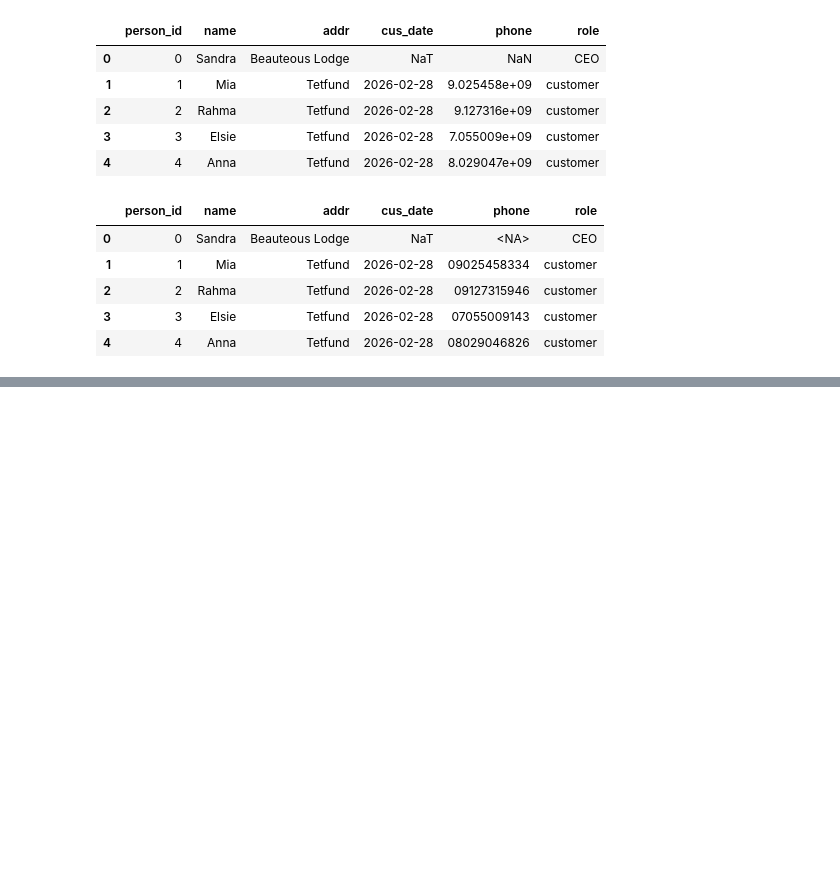
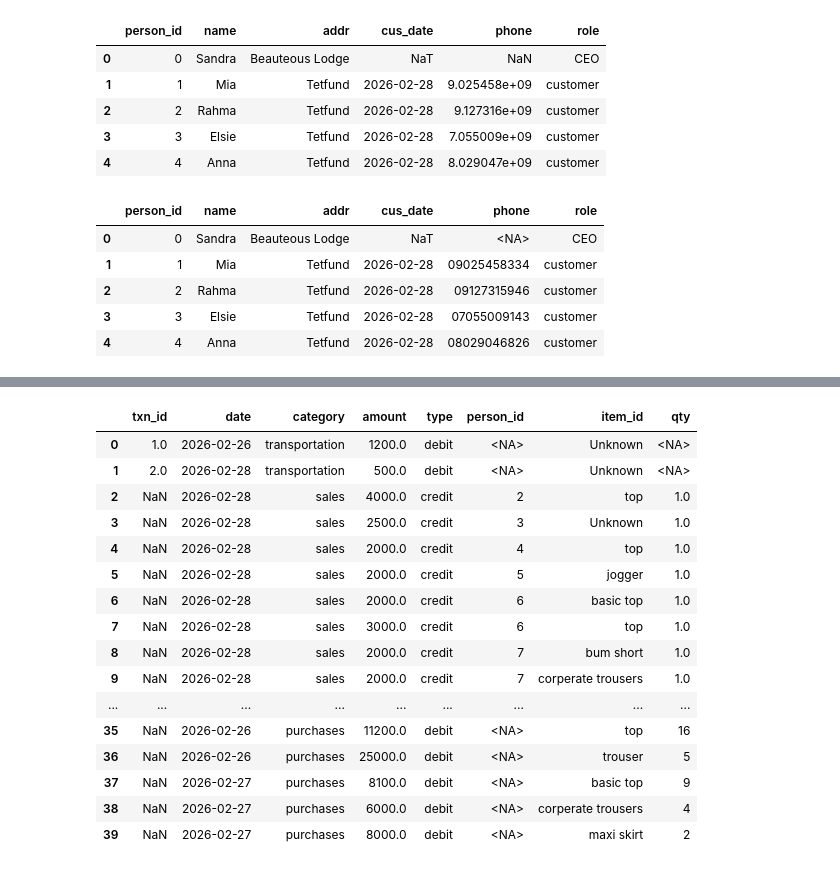
Before and after one commit to Rejoice312/crucial_sales, a Jupyter notebook: Untitled1.ipynb, the cells around one changed output, grey strips where cells are left out. Saved outputs shown, nothing was run; the diff lists cells and outputs as text; code cells hidden in the pictures; blank space fills up the shorter version.

```diff
--- a/Untitled1.ipynb
+++ b/Untitled1.ipynb
@@ -111,0 +93,8 @@ items[items.item_id.isin(ids)]
+# %%
+txns2['item_id'] = txns2.item_id.map(items2.set_index('item_id').category)
+txns2['item_id'] = txns2.item_id.fillna('Unknown')
+txns2.loc[txns2.category == 'sales', :] = txns2[txns2.category == 'sales'].groupby(['date',  'category', 'type', 'person_id', 'item_id']).agg(
+    amount = ('amount', 'sum'),
+    qty = ('item_id', 'count')
+).reset_index()
+txns2
@@ -111,0 +115,8 @@ items[items.item_id.isin(ids)]
+# %%
+
+purchases2 = txns2[txns2.category == 'purchases'].groupby(['date',  'category', 'type', 'item_id']).agg(
+    amount = ('amount', 'sum'),
+    qty = ('item_id', 'count')
+).reset_index()
+purchases2['person_id'] = pd.NA
+purchases2
@@ -111,0 +133,5 @@ items[items.item_id.isin(ids)]
+# %%
+txns2 = pd.concat([txns2[~(txns2.category == 'purchases')], purchases2], axis = 0)
+# %%
+txns2 = txns2.dropna(how = 'all').reset_index(drop = True)
+txns2.tail()
@@ -111,0 +145,20 @@ items[items.item_id.isin(ids)]
+# %%
+txns2
+# %% [output]
+|  | txn_id | date | category | amount | type | person_id | item_id | qty |
+| 0 | 1.0 | 2026-02-26 | transportation | 1200.0 | debit | <NA> | Unknown | <NA> |
+| 1 | 2.0 | 2026-02-28 | transportation | 500.0 | debit | <NA> | Unknown | <NA> |
+| 2 | NaN | 2026-02-28 | sales | 4000.0 | credit | 2 | top | 1.0 |
+| 3 | NaN | 2026-02-28 | sales | 2500.0 | credit | 3 | Unknown | 1.0 |
+| 4 | NaN | 2026-02-28 | sales | 2000.0 | credit | 4 | top | 1.0 |
+| 5 | NaN | 2026-02-28 | sales | 2000.0 | credit | 5 | jogger | 1.0 |
+| 6 | NaN | 2026-02-28 | sales | 2000.0 | credit | 6 | basic top | 1.0 |
+| 7 | NaN | 2026-02-28 | sales | 3000.0 | credit | 6 | top | 1.0 |
+| 8 | NaN | 2026-02-28 | sales | 2000.0 | credit | 7 | bum short | 1.0 |
+| 9 | NaN | 2026-02-28 | sales | 2000.0 | credit | 7 | corperate trousers | 1.0 |
+| ... | ... | ... | ... | ... | ... | ... | ... | ... |
+| 35 | NaN | 2026-02-26 | purchases | 11200.0 | debit | <NA> | top | 16 |
+| 36 | NaN | 2026-02-26 | purchases | 25000.0 | debit | <NA> | trouser | 5 |
+| 37 | NaN | 2026-02-27 | purchases | 8100.0 | debit | <NA> | basic top | 9 |
+| 38 | NaN | 2026-02-27 | purchases | 6000.0 | debit | <NA> | corperate trousers | 4 |
+| 39 | NaN | 2026-02-27 | purchases | 8000.0 | debit | <NA> | maxi skirt | 2 |
```
Also changed, not shown: parts of 17 cells of this notebook, 3 other files.
